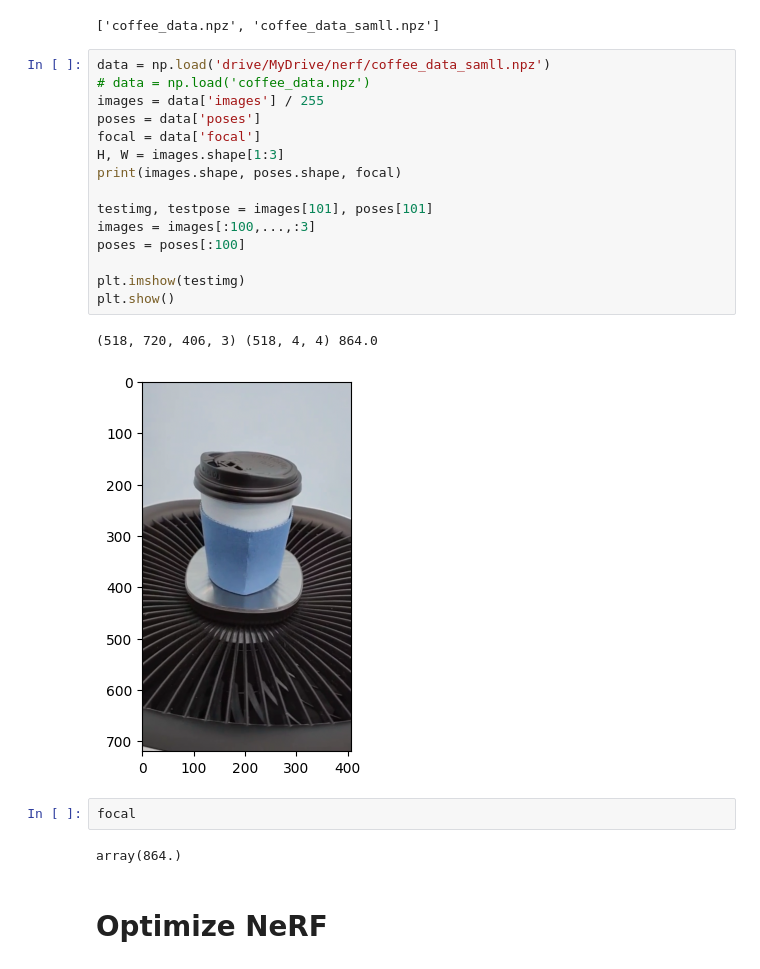
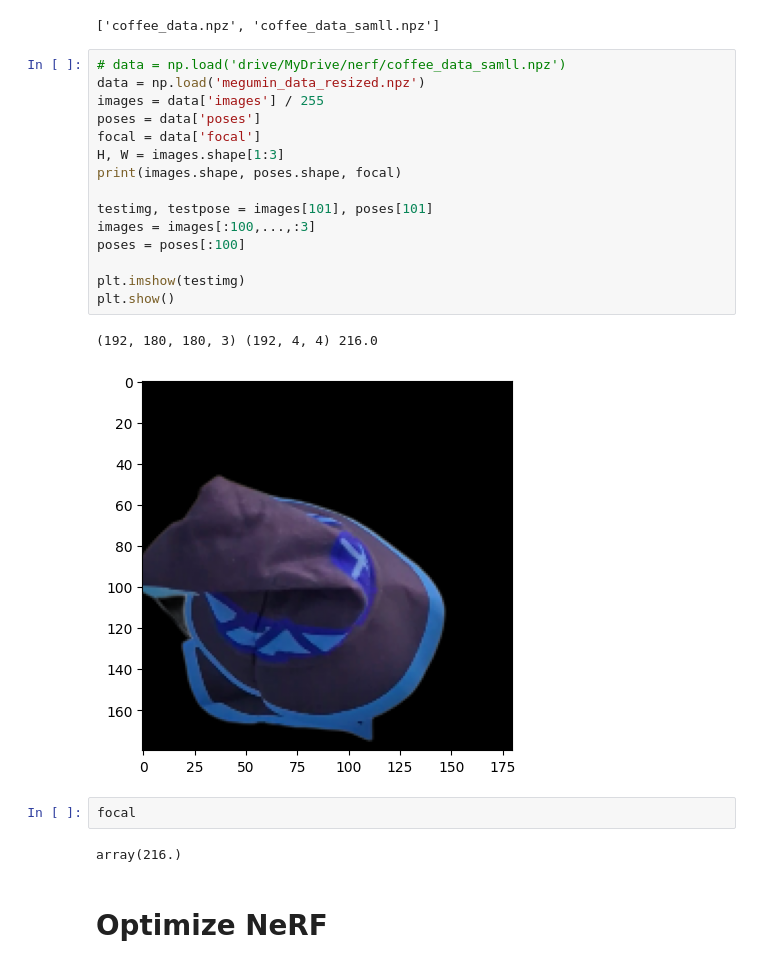
Before and after one commit to MyeongGuJo/3D-reconstruction, a Jupyter notebook: tiny_nerf.ipynb, the cells around one changed output. Cells and saved outputs as stored; diff of their text form.

```diff
--- a/tiny_nerf.ipynb
+++ b/tiny_nerf.ipynb
@@ -37,27 +37,27 @@ os.listdir('drive/MyDrive/nerf/')
 # %% [output]
 ['coffee_data.npz', 'coffee_data_samll.npz']
 # %%
-data = np.load('drive/MyDrive/nerf/coffee_data_samll.npz')
-# data = np.load('coffee_data.npz')
+# data = np.load('drive/MyDrive/nerf/coffee_data_samll.npz')
+data = np.load('megumin_data_resized.npz')
 images = data['images'] / 255
 poses = data['poses']
 focal = data['focal']
 H, W = images.shape[1:3]
 print(images.shape, poses.shape, focal)
 
 testimg, testpose = images[101], poses[101]
 images = images[:100,...,:3]
 poses = poses[:100]
 
 plt.imshow(testimg)
 plt.show()
 # %% [output]
-(518, 720, 406, 3) (518, 4, 4) 864.0
+(192, 180, 180, 3) (192, 4, 4) 216.0
-[figure, old version]
+[figure, new version]
 # %%
 focal
 # %% [output]
-array(864.)
+array(216.)
 # %% [markdown]
 # Optimize NeRF
 # %%
```
Also changed, not shown: parts of 3 cells of this notebook.
